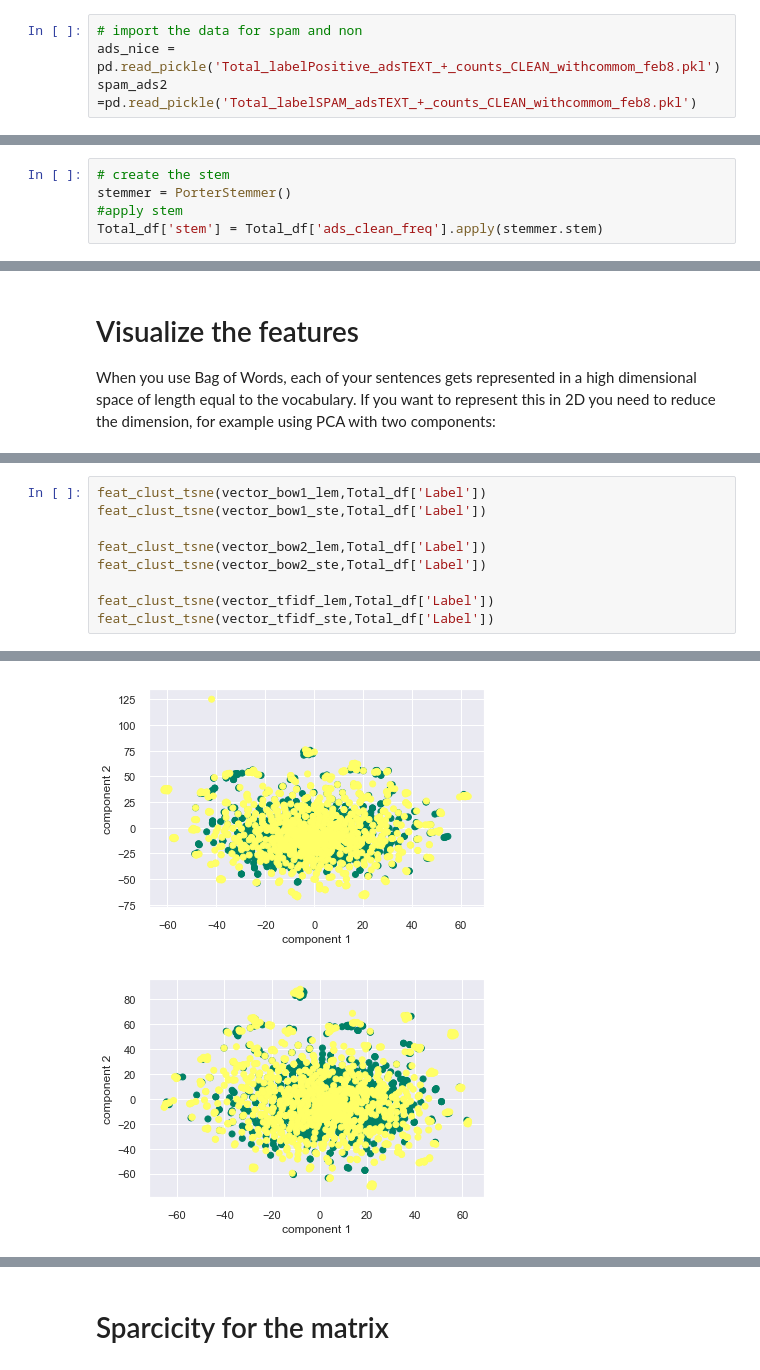
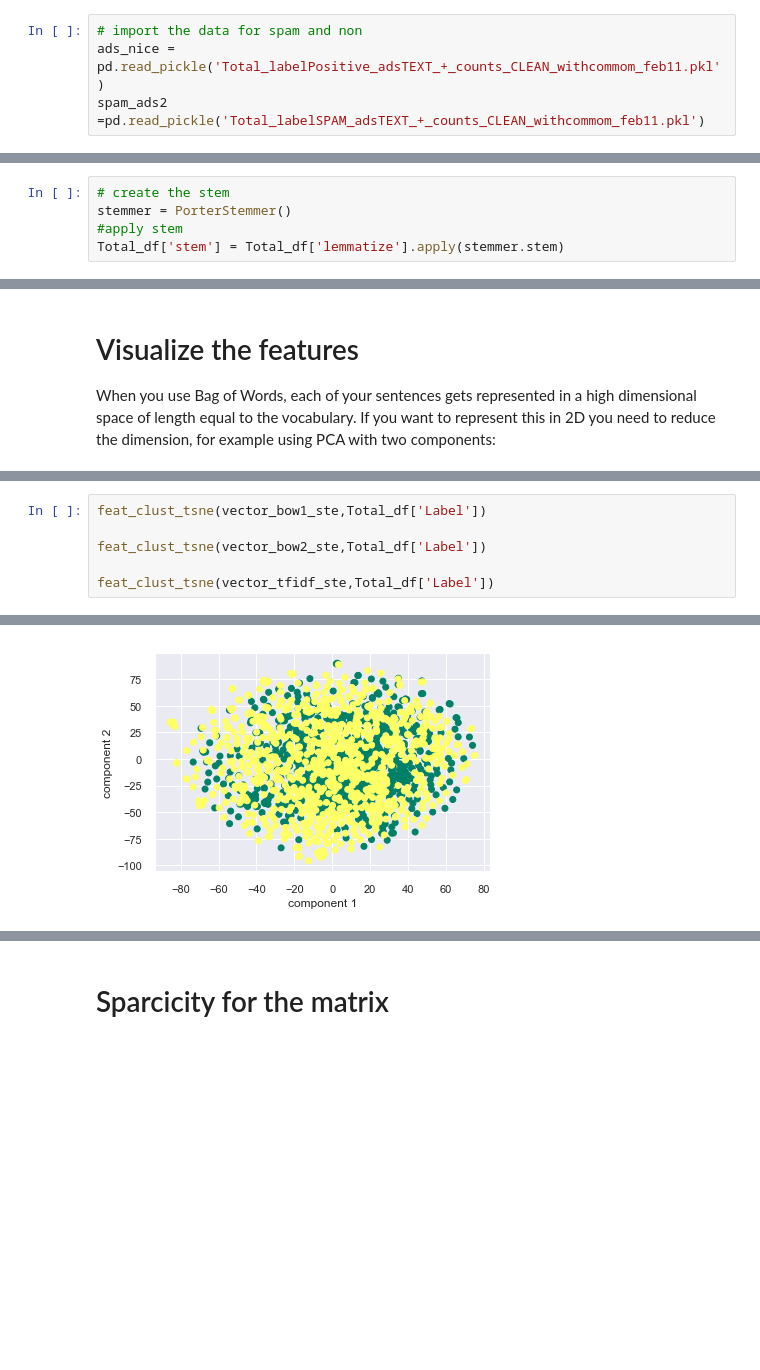
Before and after one commit to crisprin17/Insight_project, a Jupyter notebook: Insight_12_supervised_Spam_vs_positive_onlyText_last9.ipynb, the cells around one changed output, grey strips where cells are left out. Cells and saved outputs as stored; diff of their text form; blank space fills up the shorter version.

```diff
--- a/Insight_12_supervised_Spam_vs_positive_onlyText_last9.ipynb
+++ b/Insight_12_supervised_Spam_vs_positive_onlyText_last9.ipynb
@@ -388,8 +416,8 @@ def feat_clust_tsne(vector,df_lab):
 # 3. Prepare the data
 # %%
 # import the data for spam and non
-ads_nice = pd.read_pickle('Total_labelPositive_adsTEXT_+_counts_CLEAN_withcommom_feb8.pkl')
-spam_ads2 =pd.read_pickle('Total_labelSPAM_adsTEXT_+_counts_CLEAN_withcommom_feb8.pkl')
+ads_nice = pd.read_pickle('Total_labelPositive_adsTEXT_+_counts_CLEAN_withcommom_feb11.pkl')
+spam_ads2 =pd.read_pickle('Total_labelSPAM_adsTEXT_+_counts_CLEAN_withcommom_feb11.pkl')
 # %%
 # add a label
 ads_nice['Label'] = '1'
@@ -486,7 +514,7 @@ Total_df['lemmatize'] = Total_df['ads_clean_freq'].apply(lemmatizer.lemmatize)
 # create the stem
 stemmer = PorterStemmer()
 #apply stem
-Total_df['stem'] = Total_df['ads_clean_freq'].apply(stemmer.stem)
+Total_df['stem'] = Total_df['lemmatize'].apply(stemmer.stem)
 # %%
 # Create the counter Vectorizer
 count_vect_n1 = CountVectorizer(ngram_range=(1, 1), analyzer='word', stop_words = 'english')#, min_df=1)
@@ -555,10 +576,7 @@ feat_clust_pca(vector_tfidf_ste,Total_df['Label'])
 # %%
-feat_clust_tsne(vector_bow1_lem,Total_df['Label'])
 feat_clust_tsne(vector_bow1_ste,Total_df['Label'])
 
-feat_clust_tsne(vector_bow2_lem,Total_df['Label'])
 feat_clust_tsne(vector_bow2_ste,Total_df['Label'])
 
-feat_clust_tsne(vector_tfidf_lem,Total_df['Label'])
 feat_clust_tsne(vector_tfidf_ste,Total_df['Label'])
 # %% [output]
@@ -567,2 +585 @@ feat_clust_tsne(vector_tfidf_ste,Total_df['Label'])
-[figure, old version]
+[figure, new version]
-[figure, removed]
```
Also changed, not shown: parts of 73 cells of this notebook.
